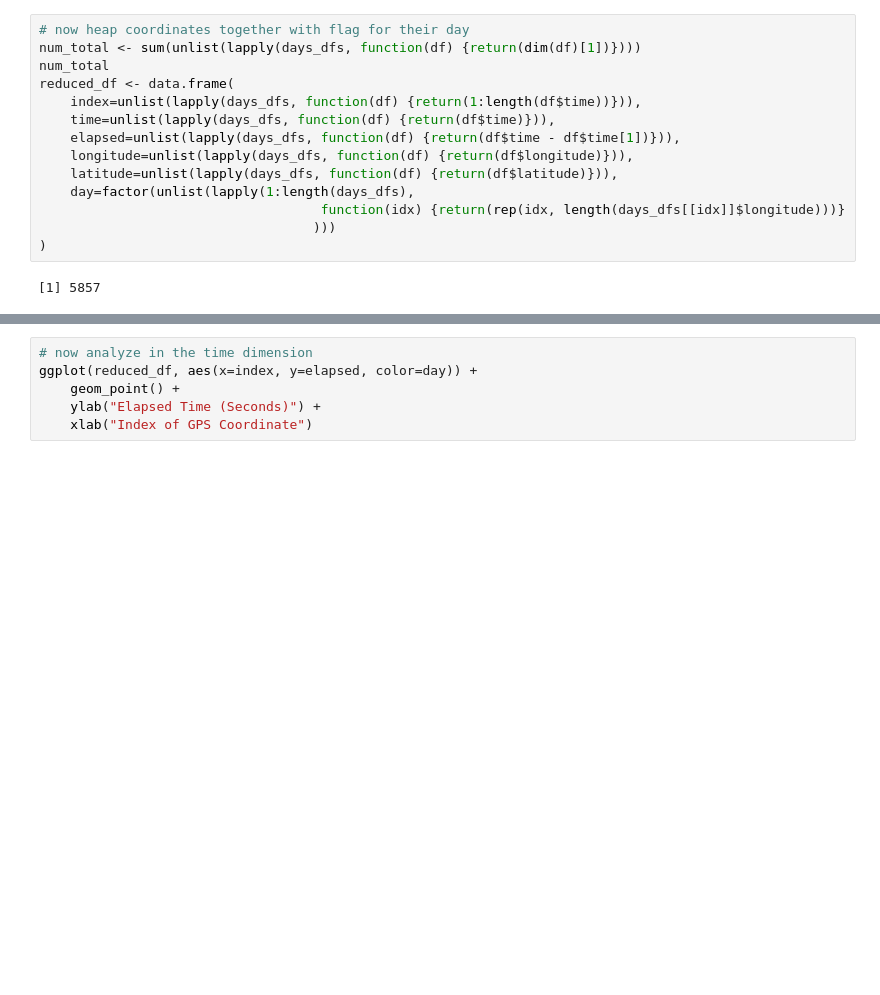
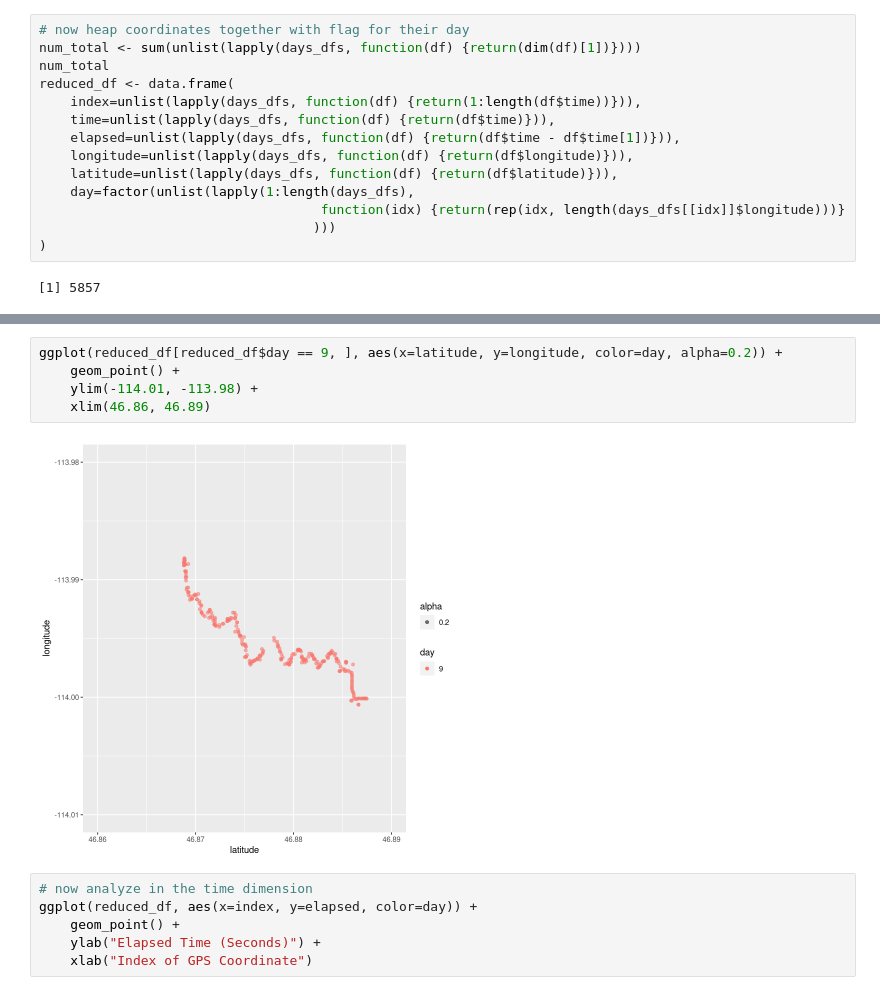
Before and after one commit to huberf/stat3105-proj2, a Jupyter notebook: bomb_plan.ipynb, the cells around one changed output, grey strips where cells are left out. Cells and saved outputs as stored; diff of their text form; blank space fills up the shorter version.

```diff
--- a/bomb_plan.ipynb
+++ b/bomb_plan.ipynb
@@ -150,3 +161,10 @@ Warning message:
+# %%
+ggplot(reduced_df[reduced_df$day == 9, ], aes(x=latitude, y=longitude, color=day, alpha=0.2)) +
+    geom_point() +
+    ylim(-114.01, -113.98) +
+    xlim(46.86, 46.89)
+# %% [output]
+[figure, added]
 # %%
 # now analyze in the time dimension
 ggplot(reduced_df, aes(x=index, y=elapsed, color=day)) +
```
Also changed, not shown: parts of 26 cells of this notebook, 1 other file.
